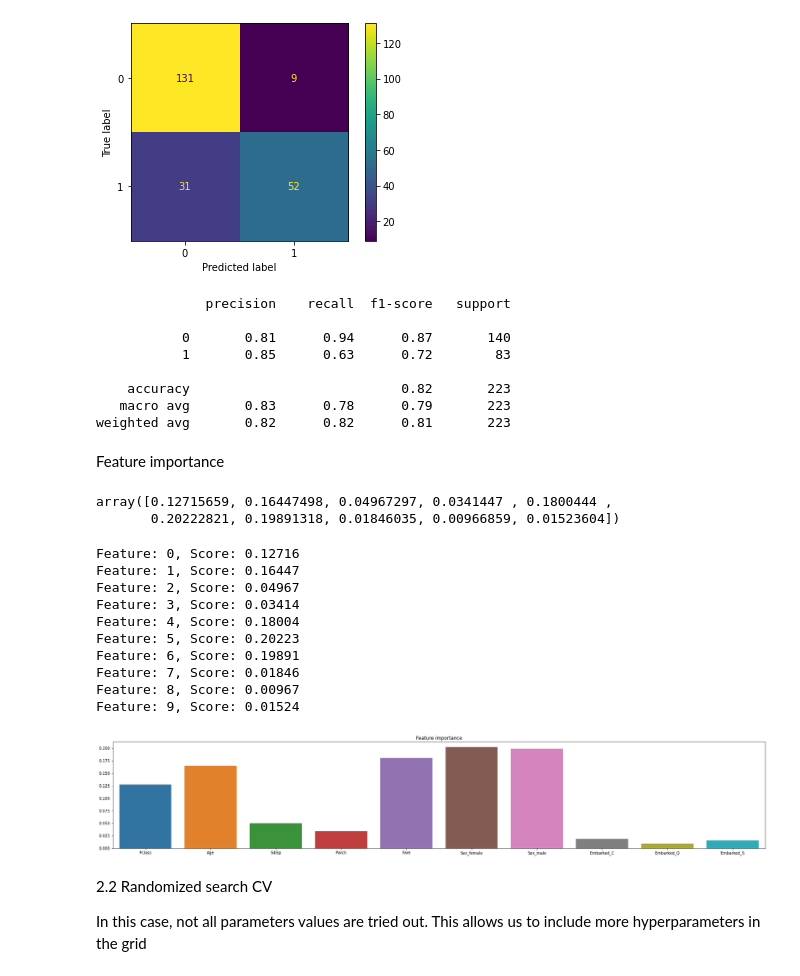
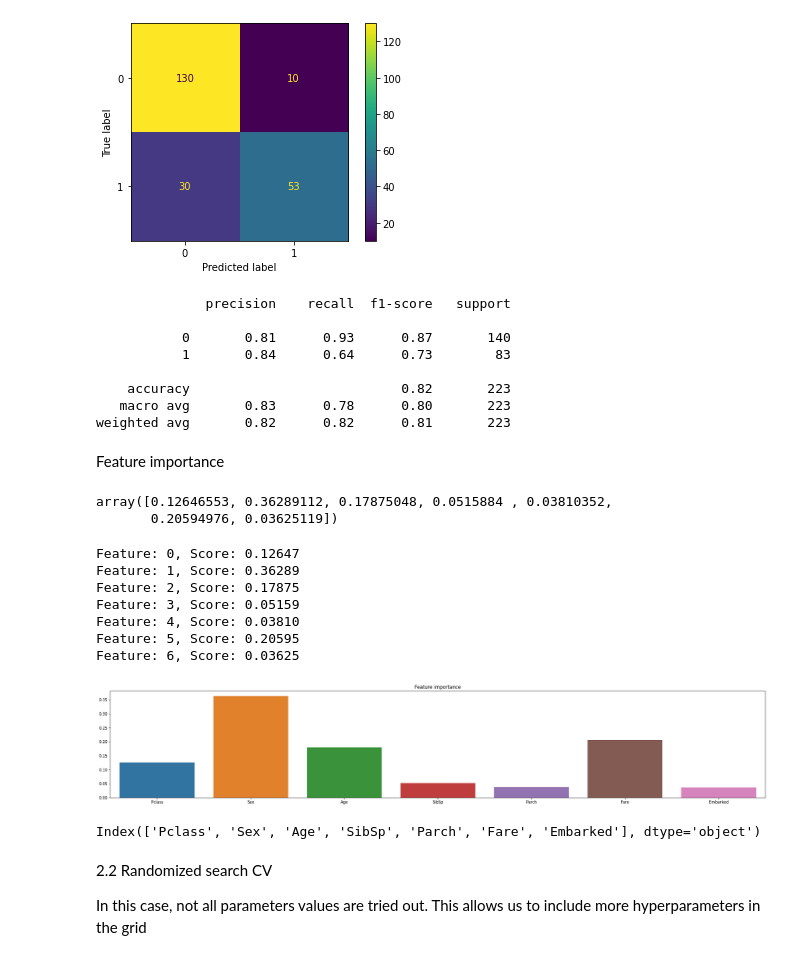
Before and after one commit to marfurt1/Random-Forest-Project_ana, a Jupyter notebook: src/explore.ipynb, the cells around one changed output. Cells and saved outputs as stored; diff of their text form; code cells hidden in the pictures.

```diff
--- a/src/explore.ipynb
+++ b/src/explore.ipynb
@@ -310,7 +310,16 @@ X_test['Embarked'] = imputer_mode.transform(X_test[['Embarked']])
-# %%
-X_train = pd.get_dummies(X_train, prefix=['Sex', 'Embarked'])
-
-X_test = pd.get_dummies(X_test, prefix=['Sex', 'Embarked'])
+# %%
+X_train[['Sex','Embarked']]=X_train[['Sex','Embarked']].astype('category')
+X_test[['Sex','Embarked']]=X_test[['Sex','Embarked']].astype('category')
+
+
+X_train['Sex']=X_train['Sex'].cat.codes
+X_train['Embarked']=X_train['Embarked'].cat.codes
+
+X_test['Sex']=X_test['Sex'].cat.codes
+X_test['Embarked']=X_test['Embarked'].cat.codes
+
+#X_train = pd.get_dummies(X_train, prefix=['Sex', 'Embarked'])
+#X_test = pd.get_dummies(X_test, prefix=['Sex', 'Embarked'])
 # %% [markdown]
 ### 1. Random forest with default hyperparameters
 # %%
@@ -432,11 +441,11 @@ print(classification_report(y_test,y_pred_cv))
 # %% [output]
               precision    recall  f1-score   support
 
-           0       0.81      0.94      0.87       140
-           1       0.85      0.63      0.72        83
+           0       0.81      0.93      0.87       140
+           1       0.84      0.64      0.73        83
 
     accuracy                           0.82       223
-   macro avg       0.83      0.78      0.79       223
+   macro avg       0.83      0.78      0.80       223
 weighted avg       0.82      0.82      0.81       223
 # %% [markdown]
 Feature importance
@@ -444,33 +453,32 @@ Feature importance
 importance = model_cv.feature_importances_
 importance
 # %% [output]
-array([0.12715659, 0.16447498, 0.04967297, 0.0341447 , 0.1800444 ,
-       0.20222821, 0.19891318, 0.01846035, 0.00966859, 0.01523604])
+array([0.12646553, 0.36289112, 0.17875048, 0.0515884 , 0.03810352,
+       0.20594976, 0.03625119])
 # %%
 importance = model_cv.feature_importances_
 
 for i,v in enumerate(importance):
 	print('Feature: %0d, Score: %.5f' % (i,v))
 
 # graficamos la importancia de las variables
 
 plt.figure(figsize=(30,5))
-columns = X_train.columns
+columns = X.columns
 sns.barplot(columns, importance)
 plt.title('Feature importance')
 plt.show()
+columns
 # %% [output]
-Feature: 0, Score: 0.12716
-Feature: 1, Score: 0.16447
-Feature: 2, Score: 0.04967
-Feature: 3, Score: 0.03414
-Feature: 4, Score: 0.18004
-Feature: 5, Score: 0.20223
-Feature: 6, Score: 0.19891
-Feature: 7, Score: 0.01846
-Feature: 8, Score: 0.00967
-Feature: 9, Score: 0.01524
+Feature: 0, Score: 0.12647
+Feature: 1, Score: 0.36289
+Feature: 2, Score: 0.17875
+Feature: 3, Score: 0.05159
+Feature: 4, Score: 0.03810
+Feature: 5, Score: 0.20595
+Feature: 6, Score: 0.03625
-[figure, old version]
+[figure, new version]
+Index(['Pclass', 'Sex', 'Age', 'SibSp', 'Parch', 'Fare', 'Embarked'], dtype='object')
 # %% [markdown]
 2.2 Randomized search CV
 
```
Also changed, not shown: parts of 15 cells of this notebook, 2 other files.
